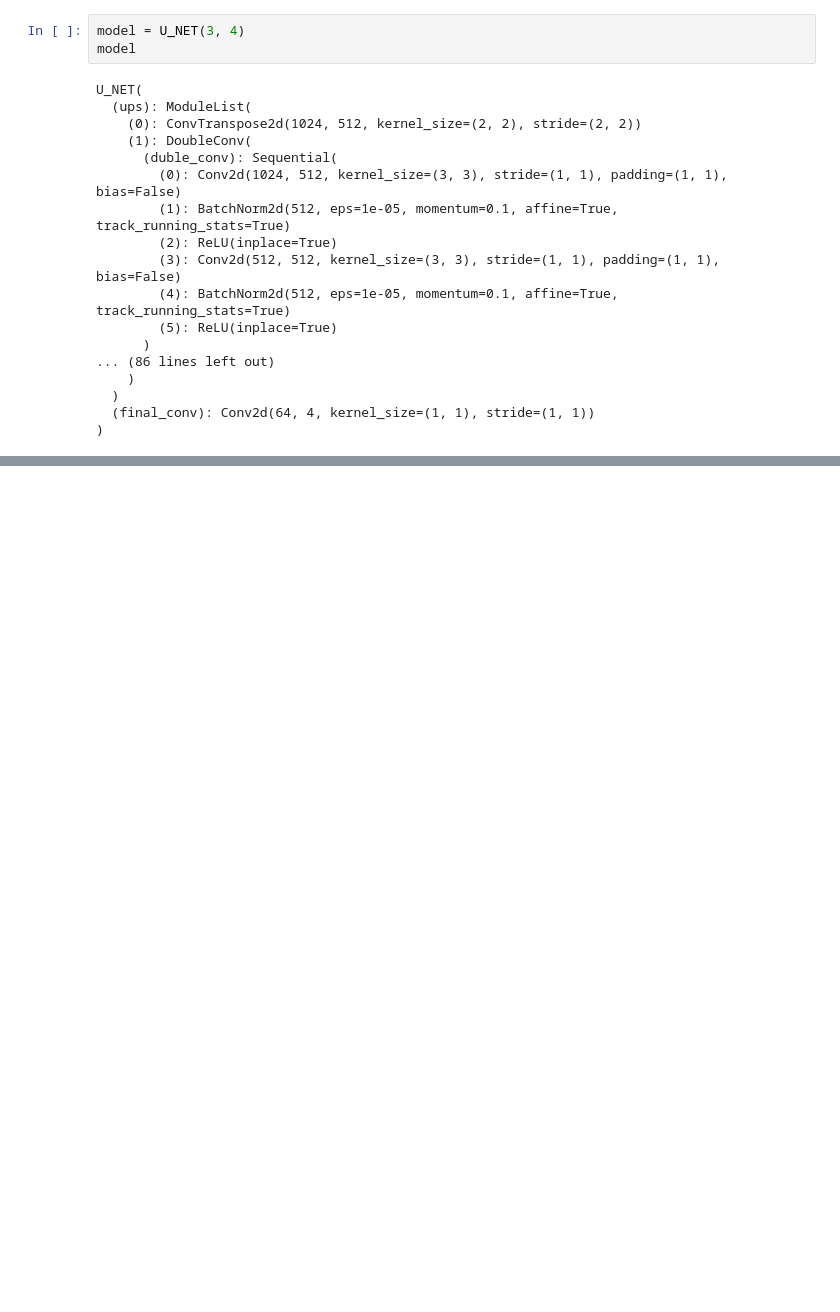
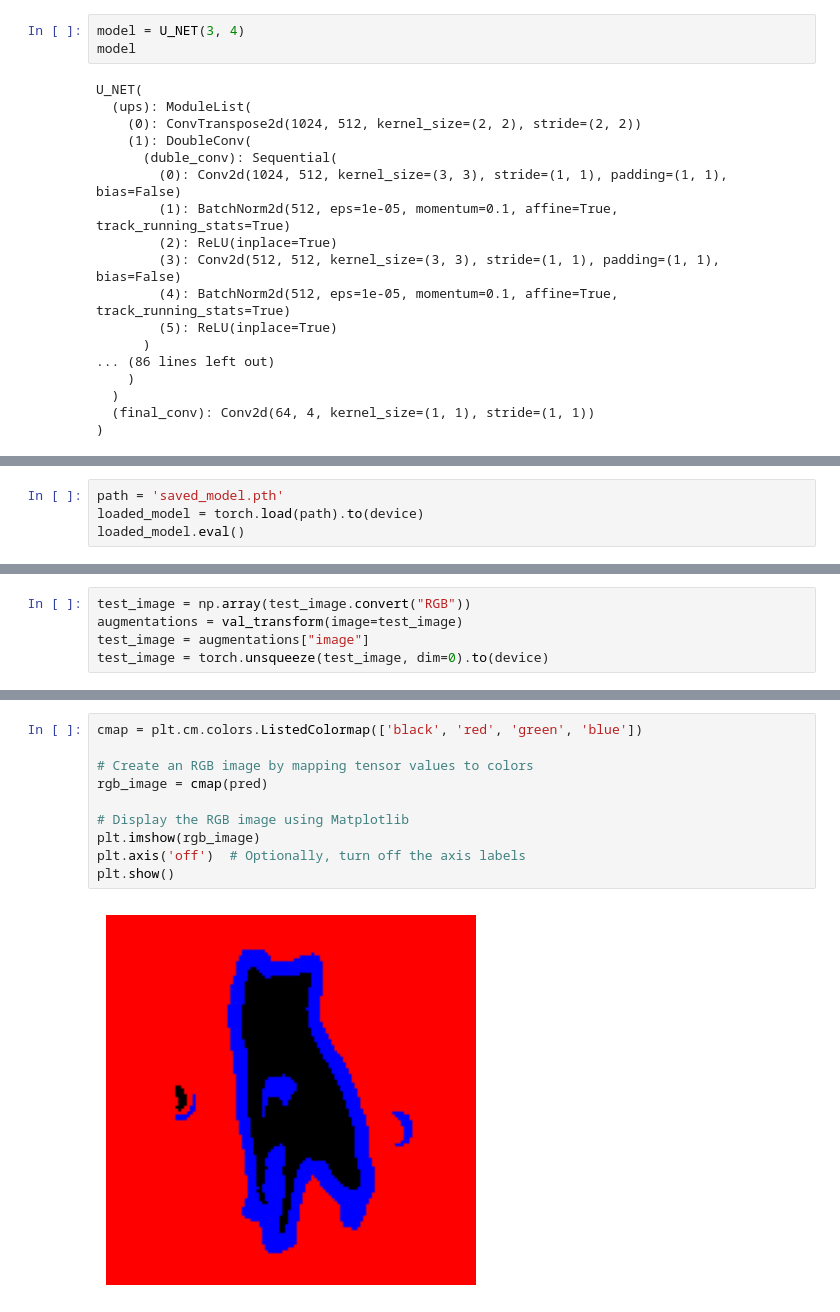
Before and after one commit to Fatemeh-Farnaghizadeh/Semantic_Segmentation_U-NET_Implementation_from_Scratch, a Jupyter notebook: Semantic_Segmentation.ipynb, the cells around one changed output, grey strips where cells are left out. Saved outputs shown, nothing was run; the diff lists cells and outputs as text; blank space fills up the shorter version.

```diff
--- a/Semantic_Segmentation.ipynb
+++ b/Semantic_Segmentation.ipynb
@@ -227,0 +322,4 @@ U_NET(
+# %%
+path = 'saved_model.pth'
+loaded_model = torch.load(path).to(device)
+loaded_model.eval()
@@ -227,0 +349,5 @@ U_NET(
+# %%
+test_image = np.array(test_image.convert("RGB"))
+augmentations = val_transform(image=test_image)
+test_image = augmentations["image"]
+test_image = torch.unsqueeze(test_image, dim=0).to(device)
@@ -227,0 +364,12 @@ U_NET(
+# %%
+cmap = plt.cm.colors.ListedColormap(['black', 'red', 'green', 'blue'])
+
+# Create an RGB image by mapping tensor values to colors
+rgb_image = cmap(pred)
+
+# Display the RGB image using Matplotlib
+plt.imshow(rgb_image)
+plt.axis('off')  # Optionally, turn off the axis labels
+plt.show()
+# %% [output]
+[figure, added]
```
Also changed, not shown: parts of 13 cells of this notebook.
